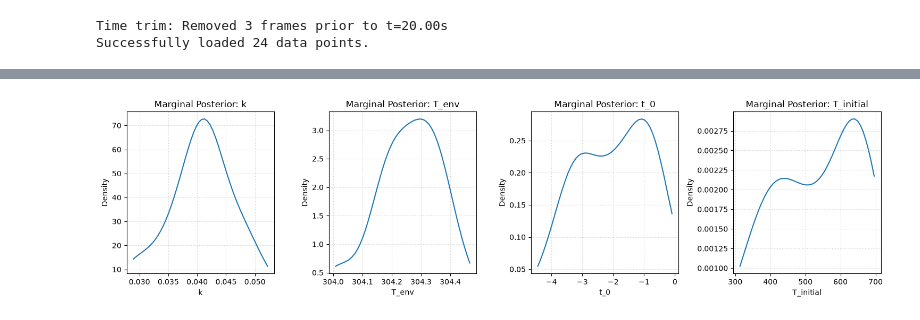
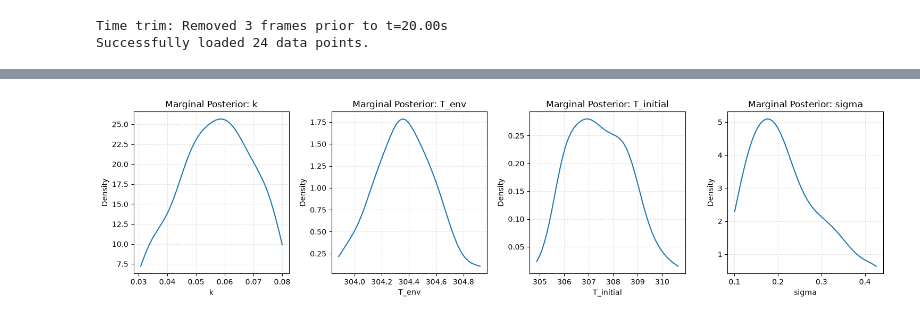
Before and after one commit to LucasWestfal/PFN_pewpew_analytics, a Jupyter notebook: ABC-camparison.ipynb, the cells around one changed output, grey strips where cells are left out. Cells and saved outputs as stored; diff of their text form; code cells hidden in the pictures.

```diff
--- a/ABC-camparison.ipynb
+++ b/ABC-camparison.ipynb
@@ -66,12 +66,25 @@ except FileNotFoundError:
 # Set the initial temperature to the very first sensor reading (after the trim)
 T0 = sensor_data[0]
 
+# --- NEW NORMALIZATION CODE ---
+# Calculate scaling constants from the observed data
+data_mean = np.mean(sensor_data)
+data_std = np.std(sensor_data)
+
+# Normalize the observed data
+sensor_data_norm = (sensor_data - data_mean) / data_std
+
 # The updated mathematical equation with a t_0 shift
-def newtons_cooling(k, T_env, t, t_0, T_initial):
-    return T_env + (T_initial - T_env) * np.exp(-k * (t - t_0))
+#def newtons_cooling(k, T_env, t, t_0, T_initial):
+#    return T_env + (T_initial - T_env) * np.exp(-k * (t - t_0))
+
+# Without t_0
+def newtons_cooling(k, T_env, t, T_initial):
+    """Newton's Law of Cooling assuming the recording starts at t=0"""
+    return T_env + (T_initial - T_env) * np.exp(-k * t)
 
 # Package the real observations for pyabc
-observation = {"temperature_curve": sensor_data}
+observation = {"temperature_curve": sensor_data_norm}
 # %% [output]
 Time trim: Removed 3 frames prior to t=20.00s
 Successfully loaded 24 data points.
@@ -128,6 +173,6 @@ db_path = "sqlite:///" + os.path.join(tempfile.gettempdir(), "thermal_abc.db")
 # Initialize and run
 abc.new(db_path, observation)
 print("Starting ABC-SMC run...")
-history = abc.run(minimum_epsilon=0.5, max_nr_populations=30)
+history = abc.run(minimum_epsilon=0.5, max_nr_populations=20)
 print("ABC-SMC run completed.")
 # %% [output]
@@ -204,24 +275,45 @@ plot_posterior_predictive(history, time_steps, sensor_data, T0, num_samples=100)
 # %%
+'''
 from pyabc.visualization import plot_kde_1d
 
 def plot_homoscedastic_marginals(history):
     df_params, w = history.get_distribution(m=0, t=history.max_t)
 
     params = ["k", "T_env", "t_0", "T_initial"]
 
     # Create a 1x3 grid
     fig, axes = plt.subplots(1, 4, figsize=(15, 4))
 
     for i, param in enumerate(params):
         plot_kde_1d(df_params, w, x=param, ax=axes[i])
         axes[i].set_title(f"Marginal Posterior: {param}", fontsize=12)
         axes[i].grid(True, linestyle=':', alpha=0.6)
         axes[i].set_ylabel("Density")
 
     plt.tight_layout()
     plt.show()
 
 # Execute using your existing history object
 plot_homoscedastic_marginals(history)
+'''
+
+def plot_homoscedastic_marginals(history):
+    df_params, w = history.get_distribution(m=0, t=history.max_t)
+
+    # Removed "t_0" from this list
+    params = ["k", "T_env", "T_initial", "sigma"]
+
+    fig, axes = plt.subplots(1, len(params), figsize=(15, 4))
+
+    for i, param in enumerate(params):
+        plot_kde_1d(df_params, w, x=param, ax=axes[i])
+        axes[i].set_title(f"Marginal Posterior: {param}", fontsize=12)
+        axes[i].grid(True, linestyle=':', alpha=0.6)
+        axes[i].set_ylabel("Density")
+
+    plt.tight_layout()
+    plt.show()
+
+plot_homoscedastic_marginals(history)
 # %% [output]
-[figure, old version]
+[figure, new version]
```
Also changed, not shown: parts of 5 cells of this notebook.
